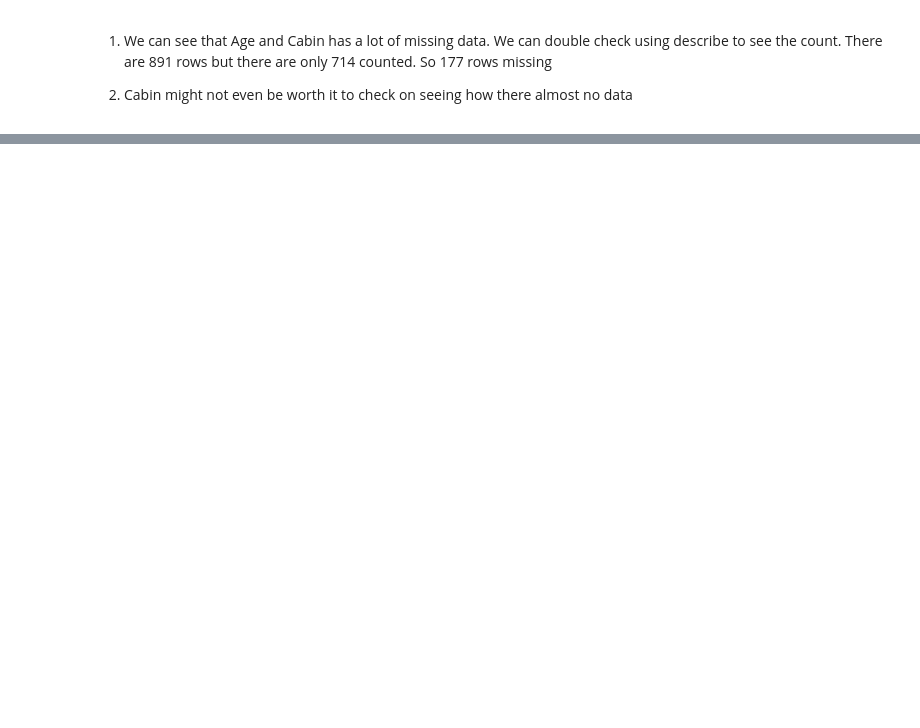
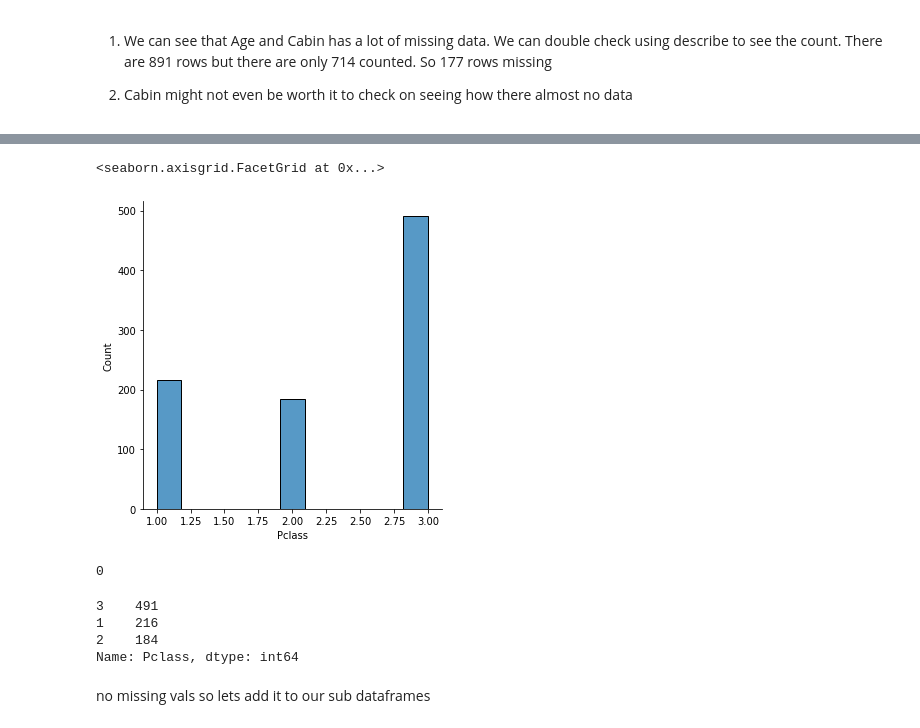
Before and after one commit to Raihan9797/kaggle-titanic, a Jupyter notebook: titanic.ipynb, the cells around one changed output, grey strips where cells are left out. Saved outputs shown, nothing was run; the diff lists cells and outputs as text; code cells hidden in the pictures; blank space fills up the shorter version.

```diff
--- a/titanic.ipynb
+++ b/titanic.ipynb
@@ -117,0 +217,18 @@ Name: Cabin, dtype: object
+# %%
+sns.displot(train.Pclass)
+# %% [output]
+<seaborn.axisgrid.FacetGrid at 0x...>
+[figure, added]
+# %%
+train.Pclass.isnull().sum() # no null vals
+# %% [output]
+0
+# %%
+train.Pclass.value_counts()
+# %% [output]
+3    491
+1    216
+2    184
+Name: Pclass, dtype: int64
+# %% [markdown]
+no missing vals so lets add it to our sub dataframes
```
Also changed, not shown: parts of 49 cells of this notebook, 2 other files.
